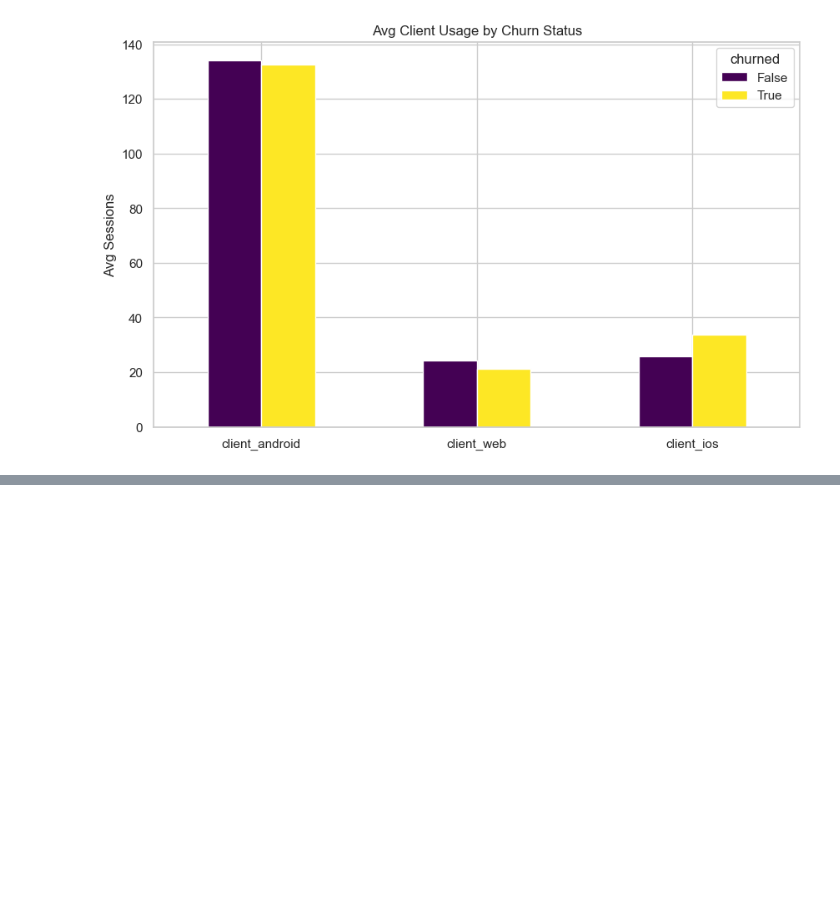
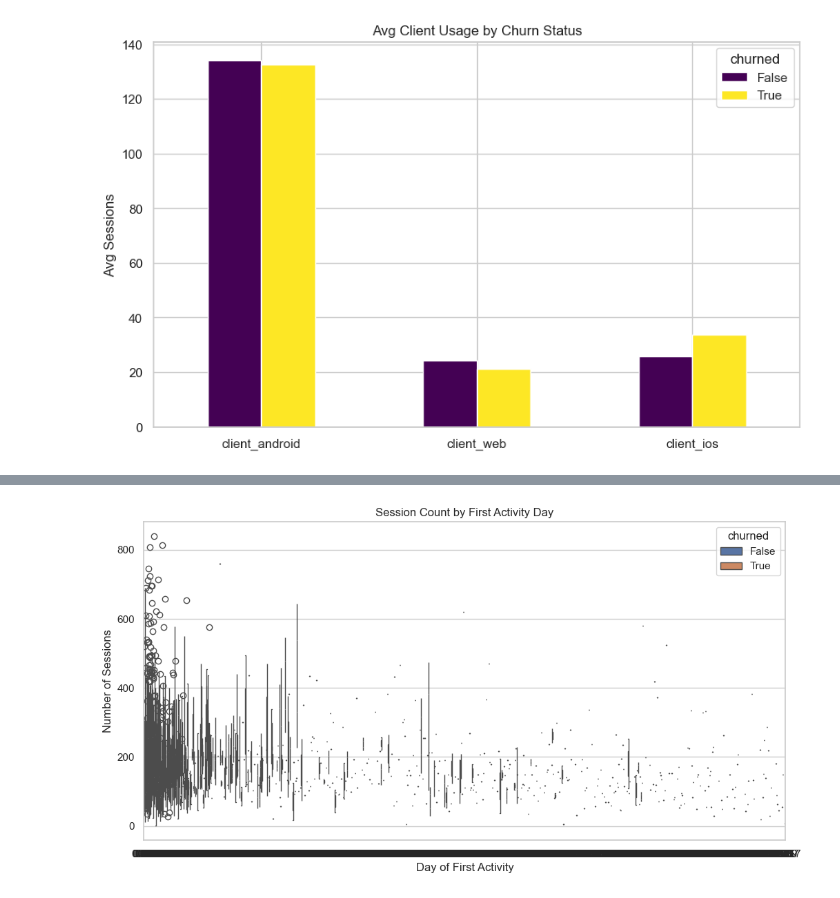
Before and after one commit to ijlalxansari1/Predicting-Churn-using-ML-and-DL, a Jupyter notebook: notebooks/03_Exploratory_Analytical_Data_Analysis.ipynb, the cells around one changed output, grey strips where cells are left out. Saved outputs shown, nothing was run; the diff lists cells and outputs as text; code cells hidden in the pictures; blank space fills up the shorter version.

```diff
--- a/notebooks/03_Exploratory_Analytical_Data_Analysis.ipynb
+++ b/notebooks/03_Exploratory_Analytical_Data_Analysis.ipynb
@@ -144 +168,12 @@ plt.show()
+# %%
+# Analyze activity patterns across days
+plt.figure(figsize=(12, 6))
+sns.boxplot(data=df, x='first_day', y='session_count', hue='churned')
+plt.title('Session Count by First Activity Day')
+plt.xlabel('Day of First Activity')
+plt.ylabel('Number of Sessions')
+plt.savefig(output_path / "activity_pattern.png")
+plt.show()
+# %% [output]
+[figure, added]
 # %% [markdown]
```
Also changed, not shown: parts of 5 cells of this notebook, 14 other files.
